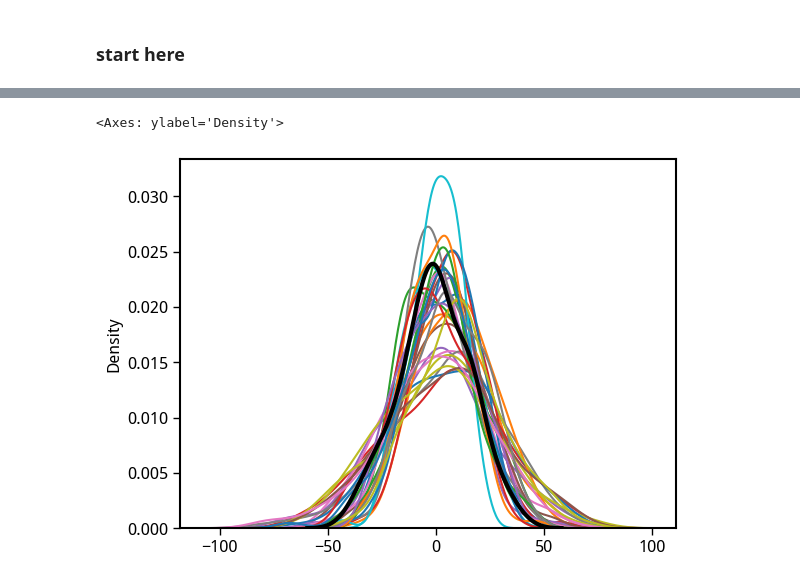
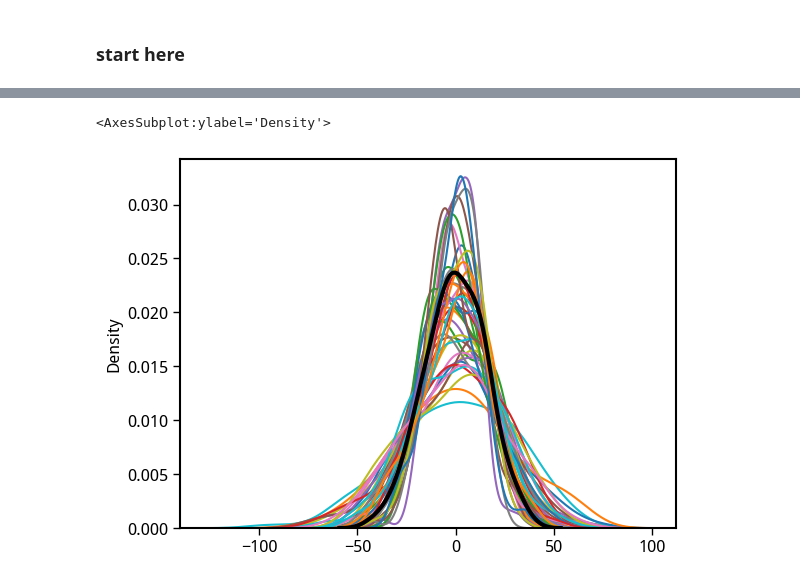
Before and after one commit to adisen99/enso_precip_asymmetry, a Jupyter notebook: 02_processing.ipynb, the cells around one changed output, grey strips where cells are left out. Drawn from its saved outputs; the diff is of its cells as text; code cells hidden in the pictures.

Commit message:
added new models, new stat sign

```diff
--- a/02_processing.ipynb
+++ b/02_processing.ipynb
@@ -131,7 +158,7 @@ def get_pval(x, y, dim):
 ####
 
 def reorder(da):
-    da['time'] = pd.date_range('1891-01-01', '2015-01-01', freq='1M')
+    da['time'] = pd.date_range('1900-01-01', '2015-01-01', freq='1M')
 
     custom = da.sel(time=da.time.dt.month.isin([6,7,8,9,10,11,12,1,2,3,4,5]))
     # convert cftime to datetime
@@ -157,7 +184,7 @@ def calc_anom(
     input_da,
     base_start_date: str = "1960-01-01",
     base_end_date: str = "1990-01-01",
-    start_year: str = "1891-01-01",
+    start_year: str = "1900-01-01",
     end_year: str = "2015-01-01",
     # var = "Temperature",
     # units = 'K'
@@ -339,7 +370,7 @@ Data variables:
 # %% [markdown]
 ### start here
 # %%
-out = xc.open_dataset('./PhD/enso_precip_asymmetry/data/result/out1.nc', add_bounds=True)
-out
+raw = xr.open_dataset('./data/result/raw.nc')
+raw
 # %% [output]
 <xarray.Dataset>
@@ -360,12 +419,11 @@ import seaborn as sns
 # %%
-jja = out.isel(region=37, model=-2).precip.time.dt.month.isin([6,7,8])
-for model in range(0,32,1):
-    if model != 13:
-        pr = detrend_separate_check(calc_anom(out.isel(region=37, model=model).precip).sel(time=jja).groupby('time.year').mean('time'), 'year')
-        sns.kdeplot(pr)
-pr = detrend_separate_check(calc_anom(out.isel(region=37, model=-2).precip).sel(time=jja).groupby('time.year').mean('time'), 'year')
+jja = raw.isel(region=37, model=-2).precip.time.dt.month.isin([6,7,8])
+for model in range(0,42,1):
+    pr = detrend_separate_check(calc_anom(raw.isel(region=37, model=model).precip).sel(time=jja).groupby('time.year').mean('time'), 'year')
+    sns.kdeplot(pr)
+pr = detrend_separate_check(calc_anom(raw.isel(region=37, model=-2).precip).sel(time=jja).groupby('time.year').mean('time'), 'year')
 sns.kdeplot(pr,color='k', lw=3.0)
 # %% [output]
-<Axes: ylabel='Density'>
+<AxesSubplot:ylabel='Density'>
-[figure, old version]
+[figure, new version]
 # %%
```
Also changed, not shown: parts of 42 cells of this notebook, 7 other files.
